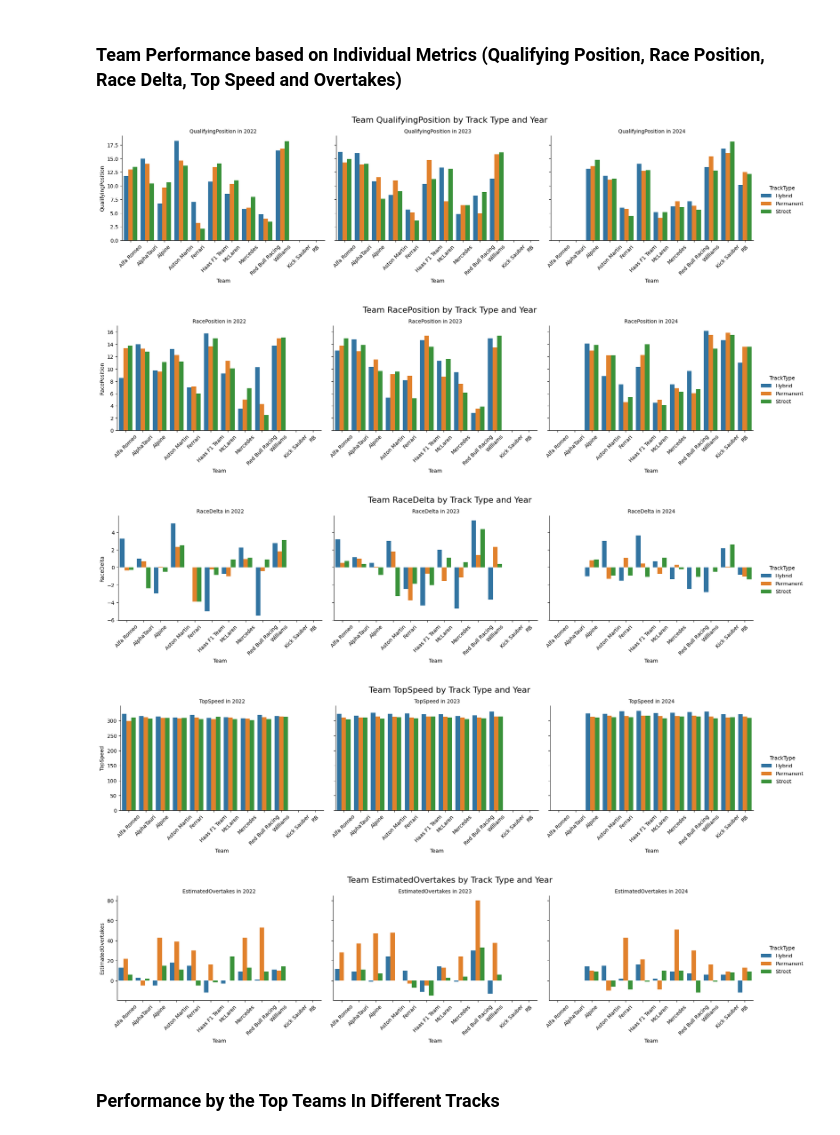
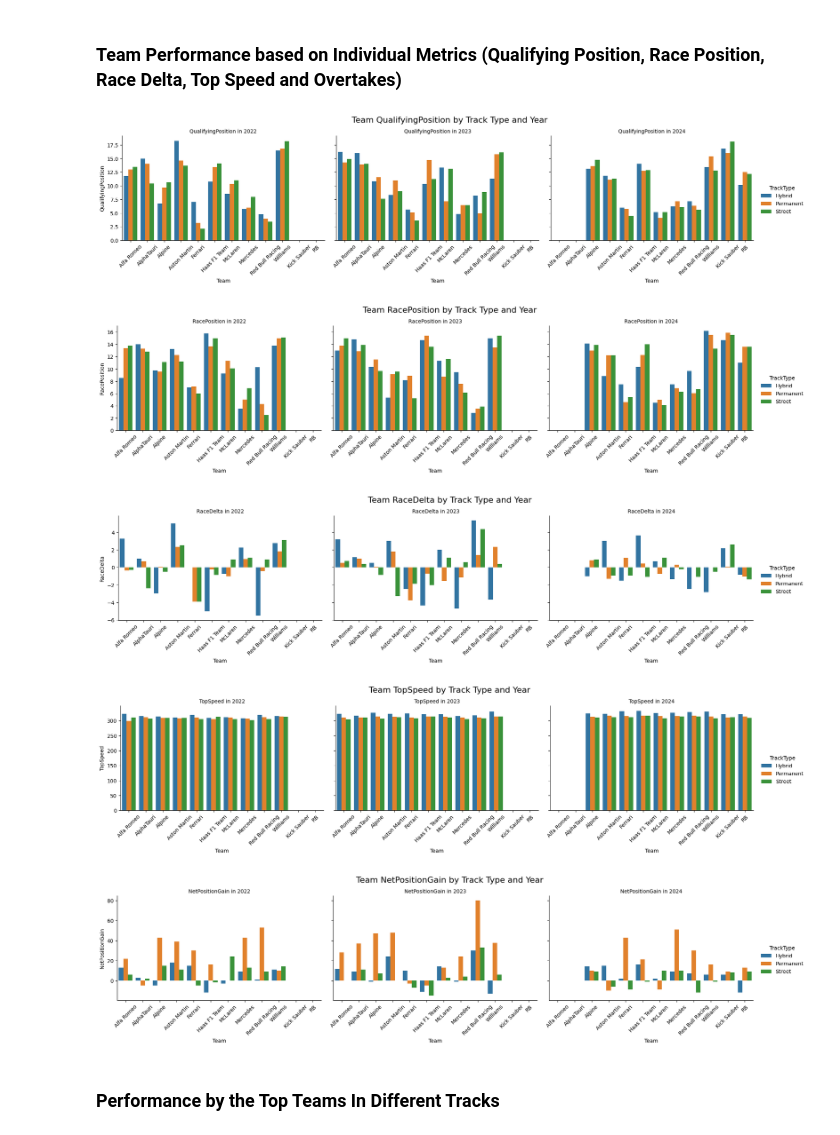
Before and after one commit to NevinGladson/ground_effect_era_analysis, a Jupyter notebook: notebooks/f1_ground_effect_full_analysis.ipynb, the cells around one changed output. Saved outputs shown, nothing was run; the diff lists cells and outputs as text; code cells hidden in the pictures.

```diff
--- a/notebooks/f1_ground_effect_full_analysis.ipynb
+++ b/notebooks/f1_ground_effect_full_analysis.ipynb
@@ -26,7 +26,7 @@ team_yearly = df.groupby(['Year', 'Team', 'TrackType']).agg({
     'RacePosition': 'mean',
     'RaceDelta': 'mean',
     'TopSpeed': 'mean',
-    'EstimatedOvertakes': 'sum'
+    'NetPositionGain': 'sum'
 }).reset_index().round(2)
 
 team_yearly.head()
@@ -150,29 +232,29 @@ plt.show()
 # %% [markdown]
 ### Team Performance based on Individual Metrics (Qualifying Position, Race Position, Race Delta, Top Speed and Overtakes)
 # %%
-metrics = ['QualifyingPosition', 'RacePosition', 'RaceDelta', 'TopSpeed', 'EstimatedOvertakes']
+metrics = ['QualifyingPosition', 'RacePosition', 'RaceDelta', 'TopSpeed', 'NetPositionGain']
 
 # Looping through each metric
 for metric in metrics:
     g = sns.catplot(
         data=team_yearly,
         x="Team", y=metric,
         hue="TrackType",
         col="Year",
         kind="bar",
         height=4, aspect=1.5
     )
     g.set_titles(f"{metric} in {{col_name}}")
     g.set_xticklabels(rotation=45)
     g.fig.subplots_adjust(top=0.85)
     g.fig.suptitle(f"Team {metric} by Track Type and Year", fontsize=16)
     plt.show()
 # %% [output]
 [figure]
 [figure]
 [figure]
 [figure]
-[figure, old version]
+[figure, new version]
 # %% [markdown]
 ### Performance by the Top Teams In Different Tracks
 # %%
```
Also changed, not shown: parts of 19 cells of this notebook.
